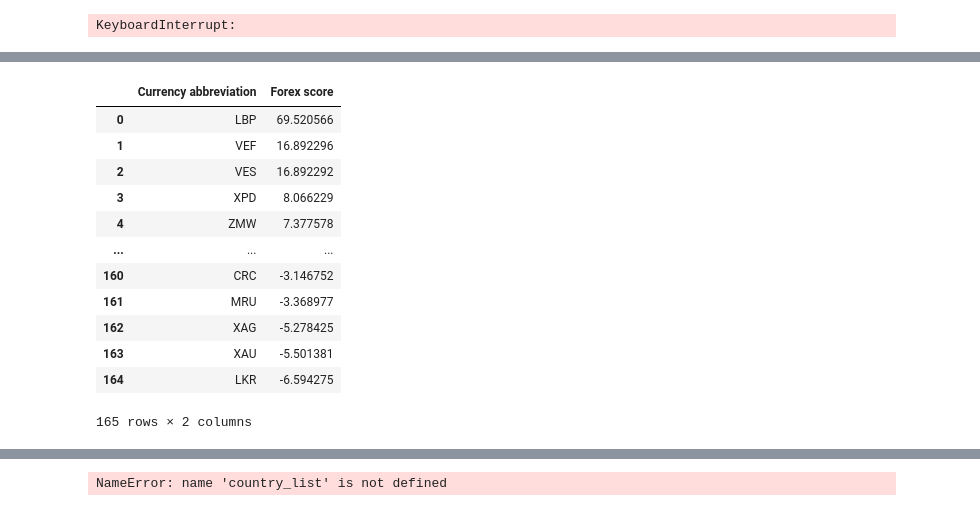
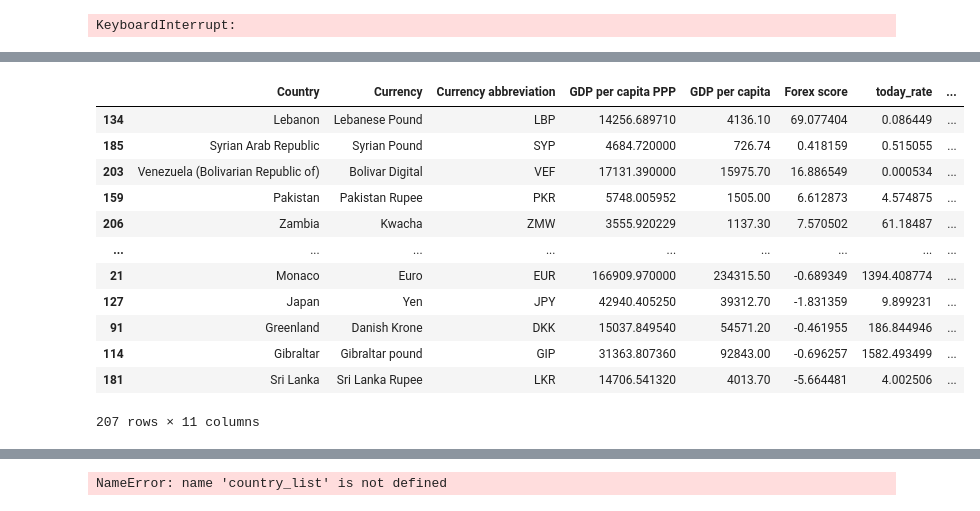
Before and after one commit to 9907daniel/Givplus, a Jupyter notebook: forex_score_calculation/forex.ipynb, the cells around one changed output, grey strips where cells are left out. Drawn from its saved outputs; the diff is of its cells as text; code cells hidden in the pictures.

```diff
--- a/forex_score_calculation/forex.ipynb
+++ b/forex_score_calculation/forex.ipynb
@@ -252,37 +233,60 @@ KRW_data
 # %%
+KRW_data = pd.read_csv("KRW.csv")
+KRW_data.rename(columns = {KRW_data.columns[0] :  "Date"}, inplace = True)
+
 data = KRW_data
 weighted_ma = pd.DataFrame([])
 
 ma_list = [5, 20, 60, 120, 200]
 #weight_list = [0.2, 0.1333, 0.3333, 0.2, 0.1334]
 weight_list = [0.1333, 0.3333, 0.2, 0.2, 0.1334]
 
 for i in range(0, len(currency_list)):
     currency_ma = []
     for j in range(0,len(ma_list)):
         currency_ma.append(moving_average(data.iloc[0:,i+1], ma_list[j]).tail(1).values)
     weighted_ma[data.iloc[0:,i+1].name] = pd.DataFrame(currency_ma)
 
 weighted_ma = weighted_ma.apply(lambda x: (np.asarray(x) * np.asarray(weight_list)).sum())
 
 forex_score = ((weighted_ma - data.drop("Date", axis = 1).iloc[-1]) / weighted_ma * 100).sort_values(ascending = False)
 forex_score = pd.DataFrame(forex_score).reset_index()
 forex_score.columns = ["Currency abbreviation", "Forex score"]
 
 forex_score.dropna(inplace = True)
-forex_score
+
+today_rate = KRW_data.iloc[-1]
+
+currency_code = pd.read_csv("currency_code.csv")
+
+currency_code = currency_code.merge(forex_score, how = "inner")
+currency_code["today_rate"] = today_rate[currency_code["Currency abbreviation"]].values
+
+currency_code["PPP"] =  currency_code["GDP per capita"] / currency_code["GDP per capita PPP"]
+
+ppp = currency_code["PPP"].loc[currency_code["Currency abbreviation"] == "KRW"].values
+
+currency_code["coffee"] = ppp / currency_code["PPP"]
+
+currency_code["Final score"] = (1/currency_code["PPP"])*0.3+ (np.sqrt(currency_code["Forex score"] + abs(min(currency_code["Forex score"]))))*0.7
+
+currency_code['id'] = currency_code.index
+
+final_score = currency_code.sort_values(by = ["Final score"], ascending = False)
+
+final_score
 # positive values mean high value, negative values mean low value compared to weighted moving average
 # %% [output]
-|  | Currency abbreviation | Forex score |
-| 0 | LBP | 69.520566 |
-| 1 | VEF | 16.892296 |
-| 2 | VES | 16.892292 |
-| 3 | XPD | 8.066229 |
-| 4 | ZMW | 7.377578 |
-| ... | ... | ... |
-| 160 | CRC | -3.146752 |
-| 161 | MRU | -3.368977 |
-| 162 | XAG | -5.278425 |
-| 163 | XAU | -5.501381 |
-| 164 | LKR | -6.594275 |
+|  | Country | Currency | Currency abbreviation | GDP per capita PPP | GDP per capita | Forex score | today_rate | ... |
+| 134 | Lebanon | Lebanese Pound | LBP | 14256.689710 | 4136.10 | 69.077404 | 0.086449 | ... |
+| 185 | Syrian Arab Republic | Syrian Pound | SYP | 4684.720000 | 726.74 | 0.418159 | 0.515055 | ... |
+| 203 | Venezuela (Bolivarian Republic of) | Bolivar Digital | VEF | 17131.390000 | 15975.70 | 16.886549 | 0.000534 | ... |
+| 159 | Pakistan | Pakistan Rupee | PKR | 5748.005952 | 1505.00 | 6.612873 | 4.574875 | ... |
+| 206 | Zambia | Kwacha | ZMW | 3555.920229 | 1137.30 | 7.570502 | 61.18487 | ... |
+| ... | ... | ... | ... | ... | ... | ... | ... | ... |
+| 21 | Monaco | Euro | EUR | 166909.970000 | 234315.50 | -0.689349 | 1394.408774 | ... |
+| 127 | Japan | Yen | JPY | 42940.405250 | 39312.70 | -1.831359 | 9.899231 | ... |
+| 91 | Greenland | Danish Krone | DKK | 15037.849540 | 54571.20 | -0.461955 | 186.844946 | ... |
+| 114 | Gibraltar | Gibraltar pound | GIP | 31363.807360 | 92843.00 | -0.696257 | 1582.493499 | ... |
+| 181 | Sri Lanka | Sri Lanka Rupee | LKR | 14706.541320 | 4013.70 | -5.664481 | 4.002506 | ... |
-165 rows × 2 columns
+207 rows × 11 columns
```
Also changed, not shown: parts of 14 cells of this notebook, 8 other files.
